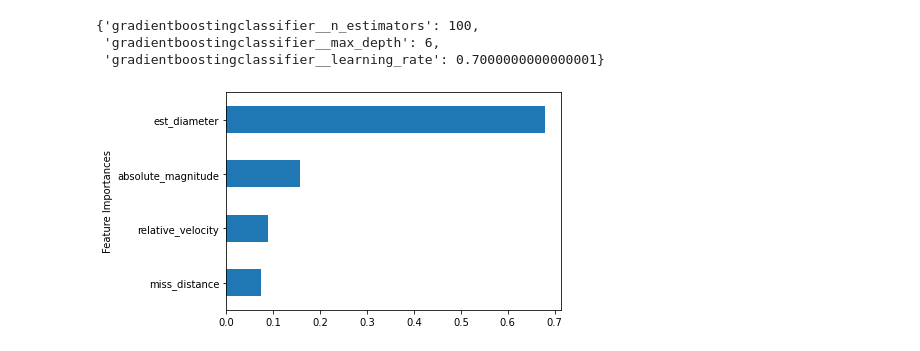
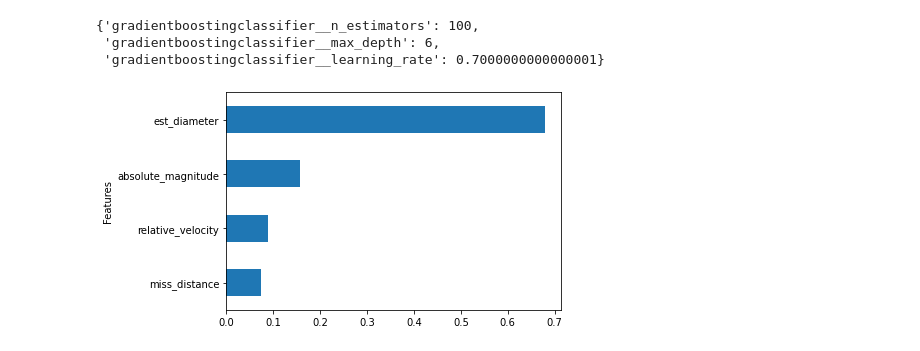
Before and after one commit to gselivirov/NASA_classifiers, a Jupyter notebook: NASA_Forest.ipynb, the cells around one changed output. Saved outputs shown, nothing was run; the diff lists cells and outputs as text; code cells hidden in the pictures.

```diff
--- a/NASA_Forest.ipynb
+++ b/NASA_Forest.ipynb
@@ -232,8 +232,7 @@ feat_imp = pd.Series(fit_models["gb"].best_estimator_.named_steps["gradientboost
 # %%
 feat_imp.plot(
     kind="barh",
-    xlabel="Feature Importances",
-    ylabel="Features",
+    xlabel="Features"
 );
 # %% [output]
-[figure, old version]
+[figure, new version]
```
